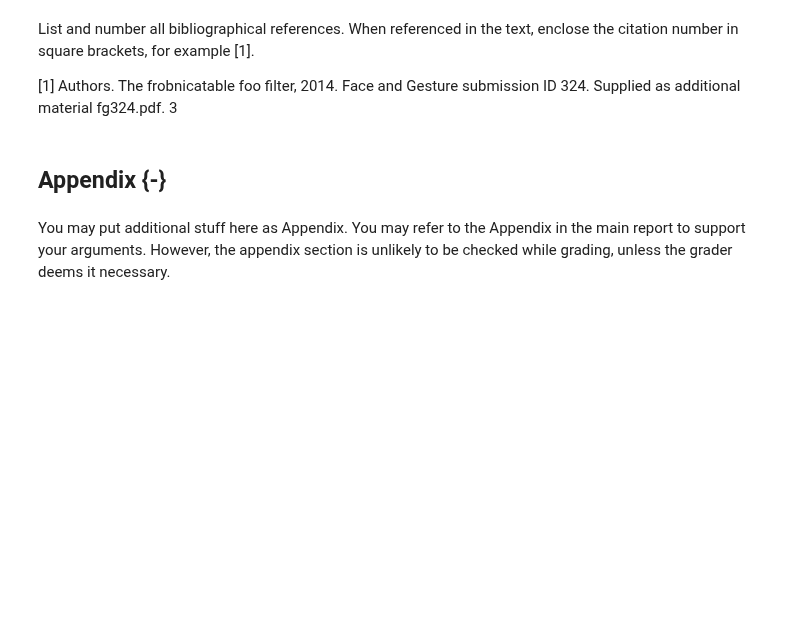
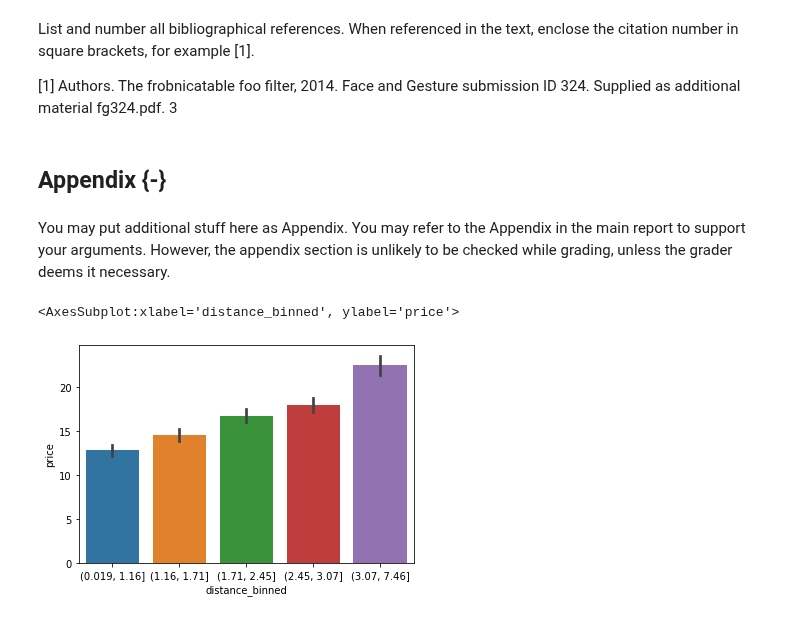
Before and after one commit to cndywu/TheYelpers, a Jupyter notebook: Project Report Template.ipynb, the cells around one changed output. Cells and saved outputs as stored; diff of their text form; code cells hidden in the pictures; blank space fills up the shorter version.

```diff
--- a/Project Report Template.ipynb
+++ b/Project Report Template.ipynb
@@ -436,3 +438,10 @@ fg324.pdf. 3
 ## Appendix {-}
 # %% [markdown]
 You may put additional stuff here as Appendix. You may refer to the Appendix in the main report to support your arguments. However, the appendix section is unlikely to be checked while grading, unless the grader deems it necessary.
+# %%
+testing_train = train.loc[:, ['price', 'distance']]
+testing_train['distance_binned'] = pd.qcut(testing_train['distance'], 5)
+sns.barplot(data = testing_train, x = 'distance_binned', y = 'price')
+# %% [output]
+<AxesSubplot:xlabel='distance_binned', ylabel='price'>
+[figure, added]
```
Also changed, not shown: parts of 4 cells of this notebook.
